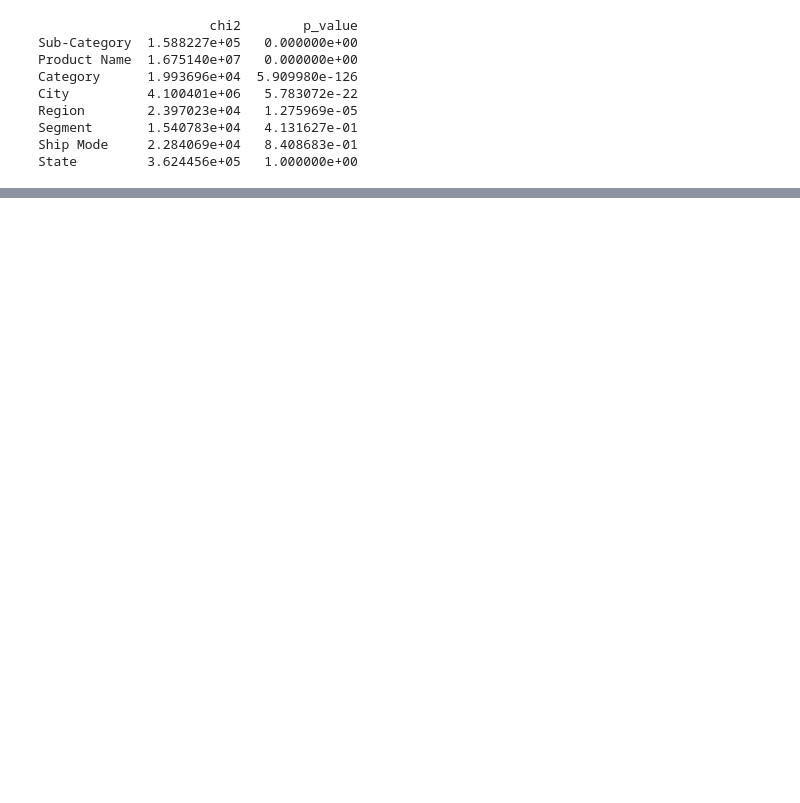
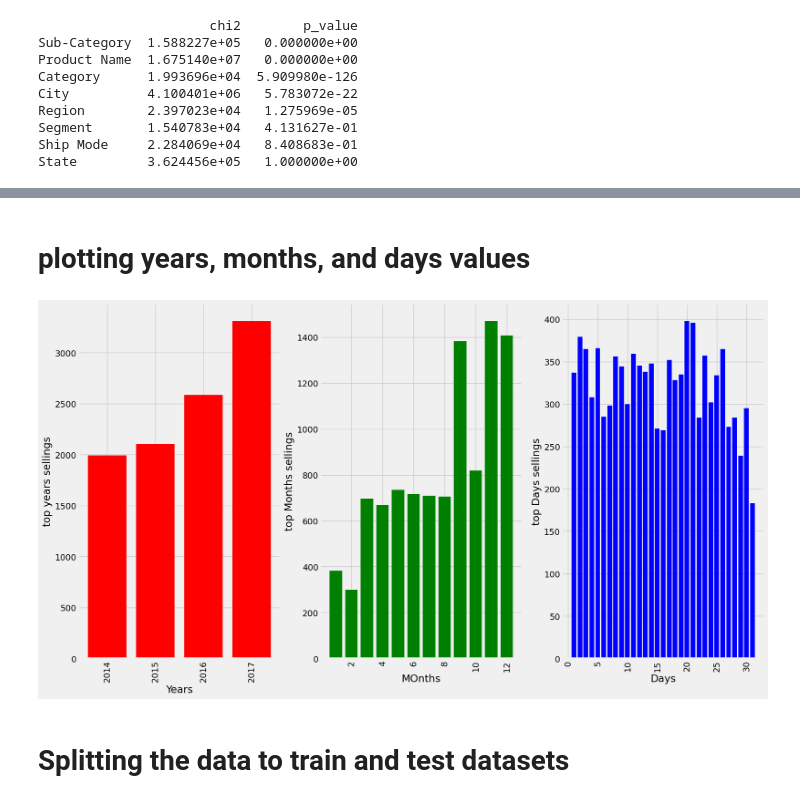
Before and after one commit to YoussefMakram27/SuperStore_Dataset, a Jupyter notebook: Superstore_Dataset/Source_Code.ipynb, the cells around one changed output, grey strips where cells are left out. Cells and saved outputs as stored; diff of their text form; code cells hidden in the pictures; blank space fills up the shorter version.

```diff
--- a/Superstore_Dataset/Source_Code.ipynb
+++ b/Superstore_Dataset/Source_Code.ipynb
@@ -151,0 +183,24 @@ State         3.624456e+05   1.000000e+00
+# %% [markdown]
+# plotting years, months, and days values
+# %%
+months_frequency = df['Order Month'].value_counts().reset_index()
+years_frequency = df['Order Year'].value_counts().reset_index()
+days_frequency = df['Order Day'].value_counts().reset_index()
+fig, ax = plt.subplots(1,3, figsize=(18,10))
+ax[0].bar(years_frequency['Order Year'], years_frequency['count'], color = 'red')
+ax[0].set_xlabel('Years')
+ax[0].set_ylabel('top years sellings')
+ax[0].tick_params(axis='x', rotation=90)
+ax[1].bar(months_frequency['Order Month'], months_frequency['count'], color = 'green')
+ax[1].set_xlabel('MOnths')
+ax[1].set_ylabel('top Months sellings')
+ax[1].tick_params(axis='x', rotation=90)
+ax[2].bar(days_frequency['Order Day'], days_frequency['count'], color = 'blue')
+ax[2].set_xlabel('Days')
+ax[2].set_ylabel('top Days sellings')
+ax[2].tick_params(axis='x', rotation=90)
+plt.show()
+# %% [output]
+[figure, added]
+# %% [markdown]
+# Splitting the data to train and test datasets
```
Also changed, not shown: parts of 17 cells of this notebook.
